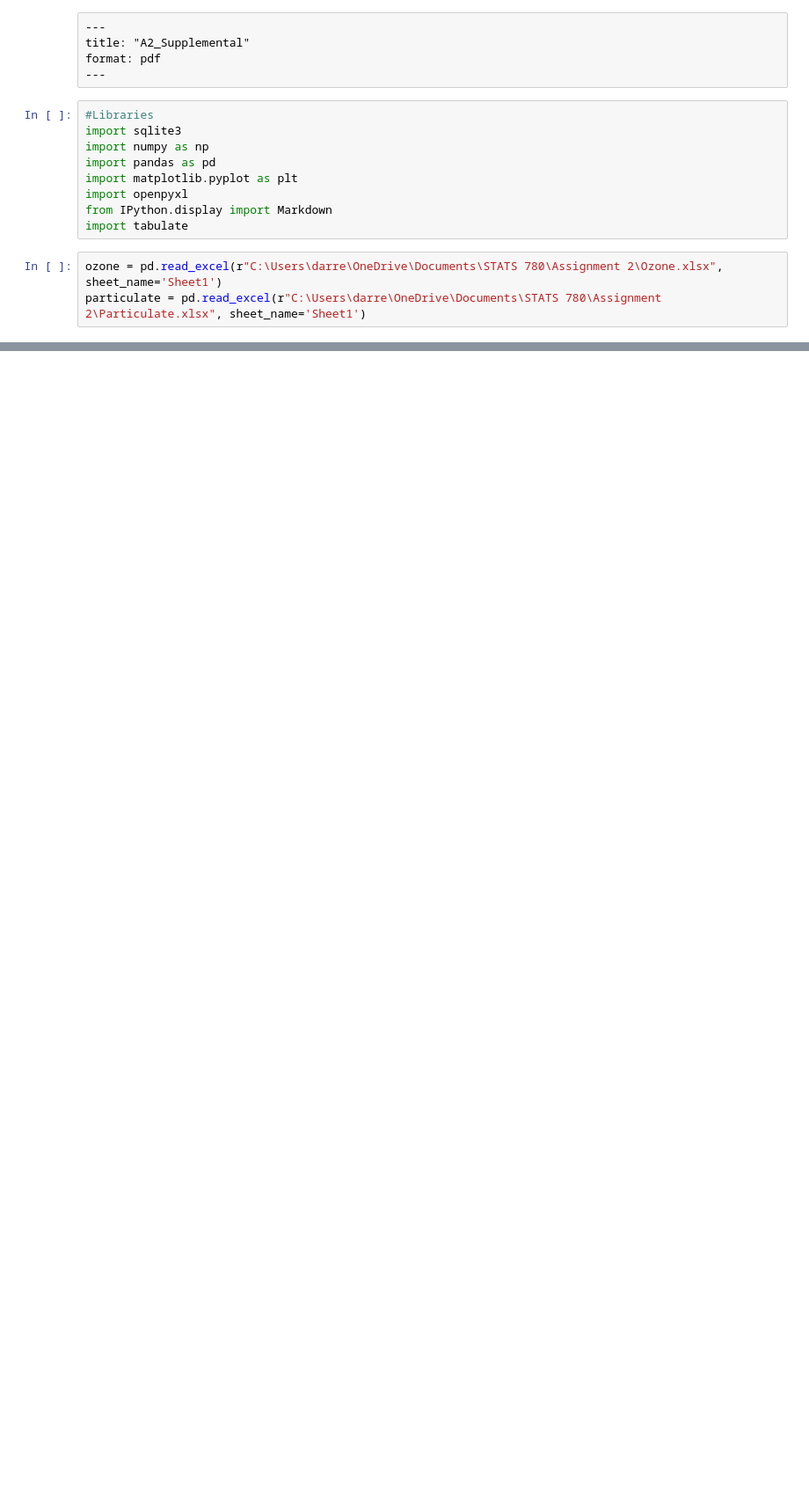
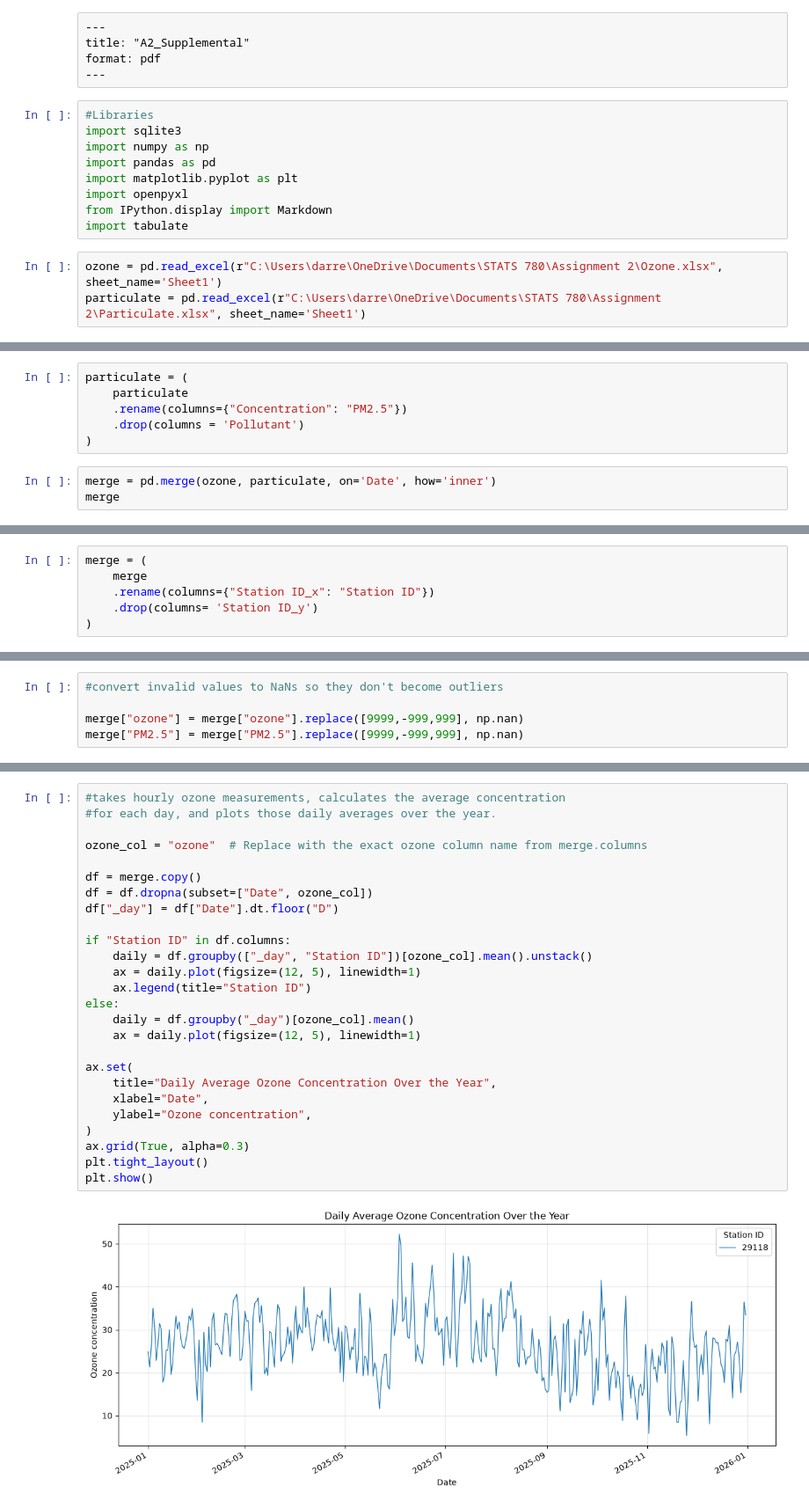
Before and after one commit to Durian20/CSE-780-Assignment-2, a Jupyter notebook: assign2.ipynb, the cells around one changed output, grey strips where cells are left out. Shown at 88% size. Drawn from its saved outputs; the diff is of its cells as text; blank space fills up the shorter version.

```diff
--- a/assign2.ipynb
+++ b/assign2.ipynb
@@ -33,0 +170,9 @@ particulate
+# %%
+particulate = (
+    particulate
+    .rename(columns={"Concentration": "PM2.5"})
+    .drop(columns = 'Pollutant')
+)
+# %%
+merge = pd.merge(ozone, particulate, on='Date', how='inner')
+merge
@@ -33,0 +193,6 @@ particulate
+# %%
+merge = (
+    merge
+    .rename(columns={"Station ID_x": "Station ID"})
+    .drop(columns= 'Station ID_y')
+)
@@ -33,0 +217,5 @@ particulate
+# %%
+#convert invalid values to NaNs so they don't become outliers
+
+merge["ozone"] = merge["ozone"].replace([9999,-999,999], np.nan)
+merge["PM2.5"] = merge["PM2.5"].replace([9999,-999,999], np.nan)
@@ -33,0 +275,28 @@ particulate
+# %%
+#takes hourly ozone measurements, calculates the average concentration
+#for each day, and plots those daily averages over the year.
+
+ozone_col = "ozone"  # Replace with the exact ozone column name from merge.columns
+
+df = merge.copy()
+df = df.dropna(subset=["Date", ozone_col])
+df["_day"] = df["Date"].dt.floor("D")
+
+if "Station ID" in df.columns:
+    daily = df.groupby(["_day", "Station ID"])[ozone_col].mean().unstack()
+    ax = daily.plot(figsize=(12, 5), linewidth=1)
+    ax.legend(title="Station ID")
+else:
+    daily = df.groupby("_day")[ozone_col].mean()
+    ax = daily.plot(figsize=(12, 5), linewidth=1)
+
+ax.set(
+    title="Daily Average Ozone Concentration Over the Year",
+    xlabel="Date",
+    ylabel="Ozone concentration",
+)
+ax.grid(True, alpha=0.3)
+plt.tight_layout()
+plt.show()
+# %% [output]
+[figure, added]
```
Also changed, not shown: parts of 19 cells of this notebook.
